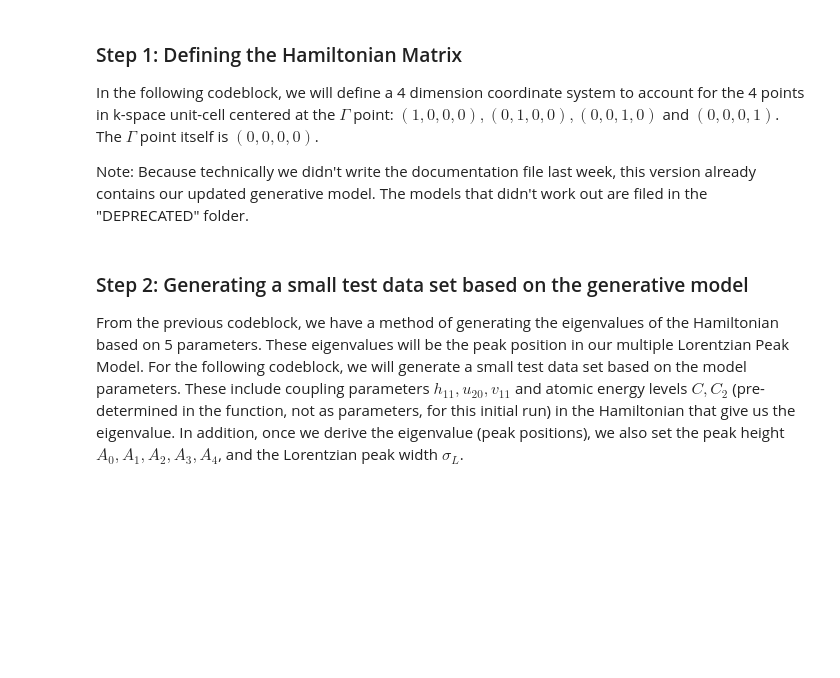
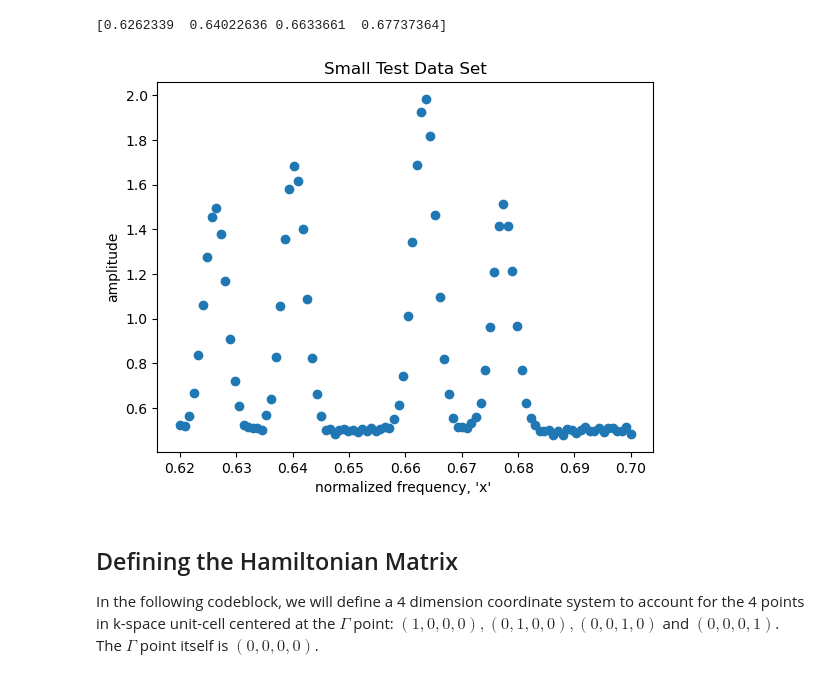
Before and after one commit to phys201/Hamiltonian-photonic-crystal, a Jupyter notebook: Documentation_trial.ipynb, the cells around one changed output. Cells and saved outputs as stored; diff of their text form; code cells hidden in the pictures; blank space fills up the shorter version.

Commit message:
fixed PyTensor implementation of likelihood function and data simulation

```diff
--- a/Documentation_trial.ipynb
+++ b/Documentation_trial.ipynb
@@ -78,9 +25,67 @@ import arviz as az
+# %%
+# H functions
+#below is a simplified hamiltonian function that we will use for computing pytensor based pymc model
+def ham2(theta, normf):
+    """
+    simplify the ham2 function, no external function
+    ---
+    theta: parameters
+    normf: spectrum normalized frequency
+    ---
+    return: predicted spectrum intensity
+    """
+
+    h11,u20, A0, A1,A2,A3,A4, sigma_L = theta
+    C = 0.6346    # for k = (0.05,0) the eigen frequency of uncoupled slab mode 1 (*2 degeneracy)
+    C2 = 0.669    # for k = (0.05,0) the eigen frequency of uncoupled slab mode 2 (*2 degeneracy)
+
+    An = [A1,A2,A3,A4]
+    ham = [[C2,h11,u20,h11],
+          [h11,C,h11,u20],
+          [u20,h11,C,h11],
+          [h11,u20,h11,C2]]
+    Cn = np.real(np.linalg.eigvals(ham))  # peak position
+    # make sure eigenvalues are sorted
+    Cn = np.sort(Cn)
+    print(Cn)
+
+    line_each = [Ai * np.exp(-(normf - Ci)**2 / (2 * sigma_L**2)) for Ai, Ci in zip(An, Cn)]
+    line = np.sum(line_each,axis=0)+A0
+    return line   # line, theory
+
+# create simulated data
+normf = np.linspace(0.62, 0.70, 100)    # normalized frequency, "x"
+
+# standard deviation of noise
+sigma_noise = 0.01
+noisey = np.random.normal(0, sigma_noise, 100)
+
+#set all hamiltonian parameters as constant (u20 = v11 in C4 symmetry)
+h11 = 0.007
+u20 = 1e-5
+
+#set all peak parameters as constant
+A0 = 0.5
+A1 = 1
+A2 = 1.2
+A3 = 1.5
+A4 = 1
+sigma_L = 0.002
+
+theta = [h11,u20,A0,A1,A2,A3,A4,sigma_L] #
+y0  = ham2(theta, normf)
+y = y0 + noisey
+plt.title("Small Test Data Set")
+plt.xlabel("normalized frequency, 'x' ")
+plt.ylabel("amplitude")
+plt.scatter(normf, y);
+# %% [output]
+[0.6262339  0.64022636 0.6633661  0.67737364]
+[figure, added]
 # %% [markdown]
-### Step 1: Defining the Hamiltonian Matrix
+## Defining the Hamiltonian Matrix
 
 In the following codeblock, we will define a 4 dimension coordinate system to account for the 4 points in k-space unit-cell centered at the $\Gamma$ point: $(1,0,0,0), (0,1,0,0), (0,0,1,0)$ and $(0,0,0,1)$. The $\Gamma$ point itself is $(0,0,0,0)$.
-
-Note: Because technically we didn't write the documentation file last week, this version already contains our updated generative model. The models that didn't work out are filed in the "DEPRECATED" folder.
 # %%
 # H functions
 #below is a simplified hamiltonian function that we will use for computing pytensor based pymc model
@@ -123,4 +136 @@ def likelihood(theta, y, x, sigma_y):
     return pt.sum(-(0.5 / pt.sqr(sigma_y)) * pt.sqr(y - line))
-# %% [markdown]
-### Step 2: Generating a small test data set based on the generative model
-From the previous codeblock, we have a method of generating the eigenvalues of the Hamiltonian based on 5 parameters. These eigenvalues will be the peak position in our multiple Lorentzian Peak Model. For the following codeblock, we will generate a small test data set based on the model parameters. These include coupling parameters $h_{11}, u_{20}, v_{11}$ and atomic energy levels $C,C_2$ (pre-determined in the function, not as parameters, for this initial run) in the Hamiltonian that give us the eigenvalue. In addition, once we derive the eigenvalue (peak positions), we also set the peak height $A_0,A_1,A_2,A_3,A_4$, and the Lorentzian peak width $\sigma_L$.
```
Also changed, not shown: parts of 16 cells of this notebook.
